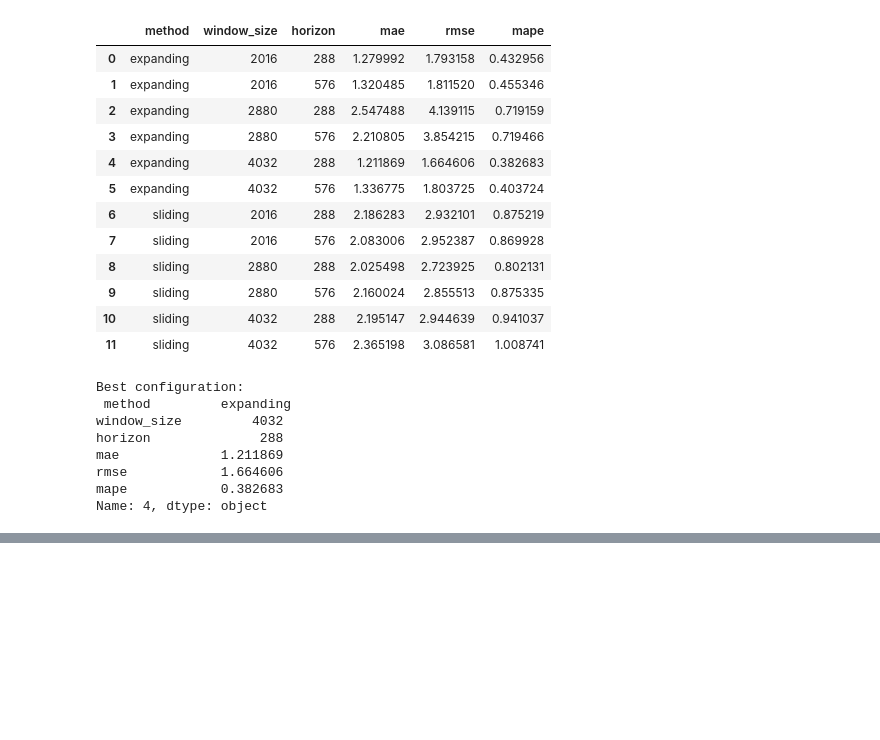
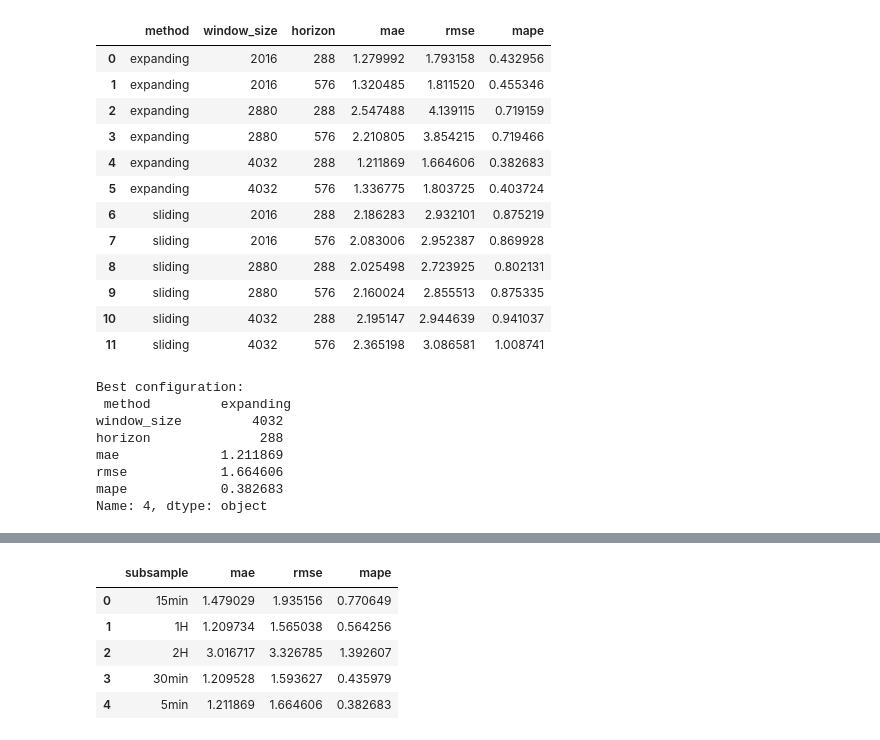
Before and after one commit to UBC-MDS/Capstone_SatCast_Trilemma, a Jupyter notebook: analysis/baseline_hwes.ipynb, the cells around one changed output, grey strips where cells are left out. Saved outputs shown, nothing was run; the diff lists cells and outputs as text; code cells hidden in the pictures; blank space fills up the shorter version.

```diff
--- a/analysis/baseline_hwes.ipynb
+++ b/analysis/baseline_hwes.ipynb
@@ -425,0 +506,15 @@ plt.show()
+# %%
+# Summarize error metrics by config
+interval_summary = (
+    all_results_subsample_df.groupby(["subsample"])
+    .agg({"mae": "mean", "rmse": "mean", "mape": "mean"})
+    .reset_index()
+)
+interval_summary
+# %% [output]
+|  | subsample | mae | rmse | mape |
+| 0 | 15min | 1.479029 | 1.935156 | 0.770649 |
+| 1 | 1H | 1.209734 | 1.565038 | 0.564256 |
+| 2 | 2H | 3.016717 | 3.326785 | 1.392607 |
+| 3 | 30min | 1.209528 | 1.593627 | 0.435979 |
+| 4 | 5min | 1.211869 | 1.664606 | 0.382683 |
```
Also changed, not shown: parts of 15 cells of this notebook, 3 other files.
